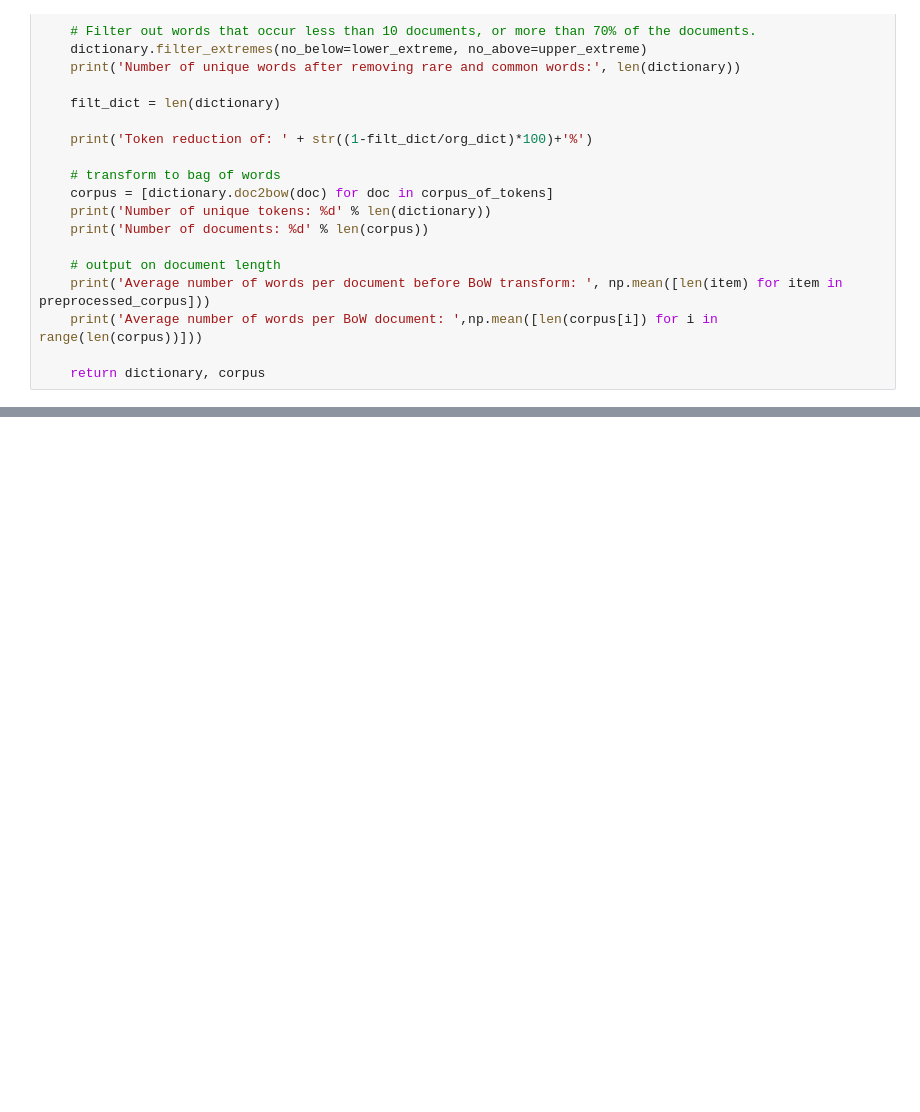
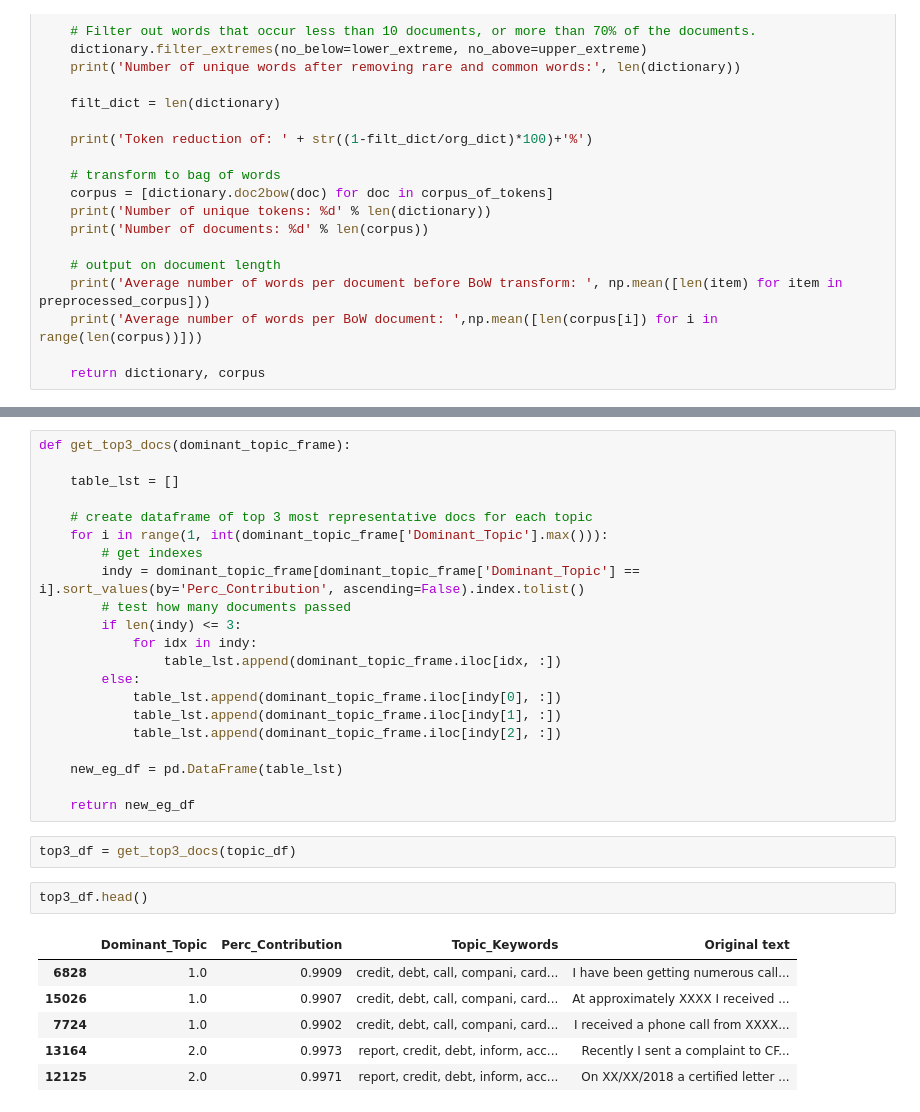
Before and after one commit to ARCTraining/ittt-ai-ml-dl, a Jupyter notebook: session_3_topicsML/session3_unsup_ML.ipynb, the cells around one changed output, grey strips where cells are left out. Saved outputs shown, nothing was run; the diff lists cells and outputs as text; blank space fills up the shorter version.

```diff
--- a/session_3_topicsML/session3_unsup_ML.ipynb
+++ b/session_3_topicsML/session3_unsup_ML.ipynb
@@ -285,0 +490,32 @@ calculate_scores(working_dict, working_corpus, preprocessed_corpus, limit=100)
+# %%
+def get_top3_docs(dominant_topic_frame):
+
+    table_lst = []
+
+    # create dataframe of top 3 most representative docs for each topic
+    for i in range(1, int(dominant_topic_frame['Dominant_Topic'].max())):
+        # get indexes
+        indy = dominant_topic_frame[dominant_topic_frame['Dominant_Topic'] == i].sort_values(by='Perc_Contribution', ascending=False).index.tolist()
+        # test how many documents passed
+        if len(indy) <= 3:
+            for idx in indy:
+                table_lst.append(dominant_topic_frame.iloc[idx, :])
+        else:
+            table_lst.append(dominant_topic_frame.iloc[indy[0], :])
+            table_lst.append(dominant_topic_frame.iloc[indy[1], :])
+            table_lst.append(dominant_topic_frame.iloc[indy[2], :])
+
+    new_eg_df = pd.DataFrame(table_lst)
+
+    return new_eg_df
+# %%
+top3_df = get_top3_docs(topic_df)
+# %%
+top3_df.head()
+# %% [output]
+|  | Dominant_Topic | Perc_Contribution | Topic_Keywords | Original text |
+| 6828 | 1.0 | 0.9909 | credit, debt, call, compani, card... | I have been getting numerous call... |
+| 15026 | 1.0 | 0.9907 | credit, debt, call, compani, card... | At approximately XXXX I received ... |
+| 7724 | 1.0 | 0.9902 | credit, debt, call, compani, card... | I received a phone call from XXXX... |
+| 13164 | 2.0 | 0.9973 | report, credit, debt, inform, acc... | Recently I sent a complaint to CF... |
+| 12125 | 2.0 | 0.9971 | report, credit, debt, inform, acc... | On XX/XX/2018 a certified letter ... |
```
Also changed, not shown: parts of 39 cells of this notebook, 2 other files.
